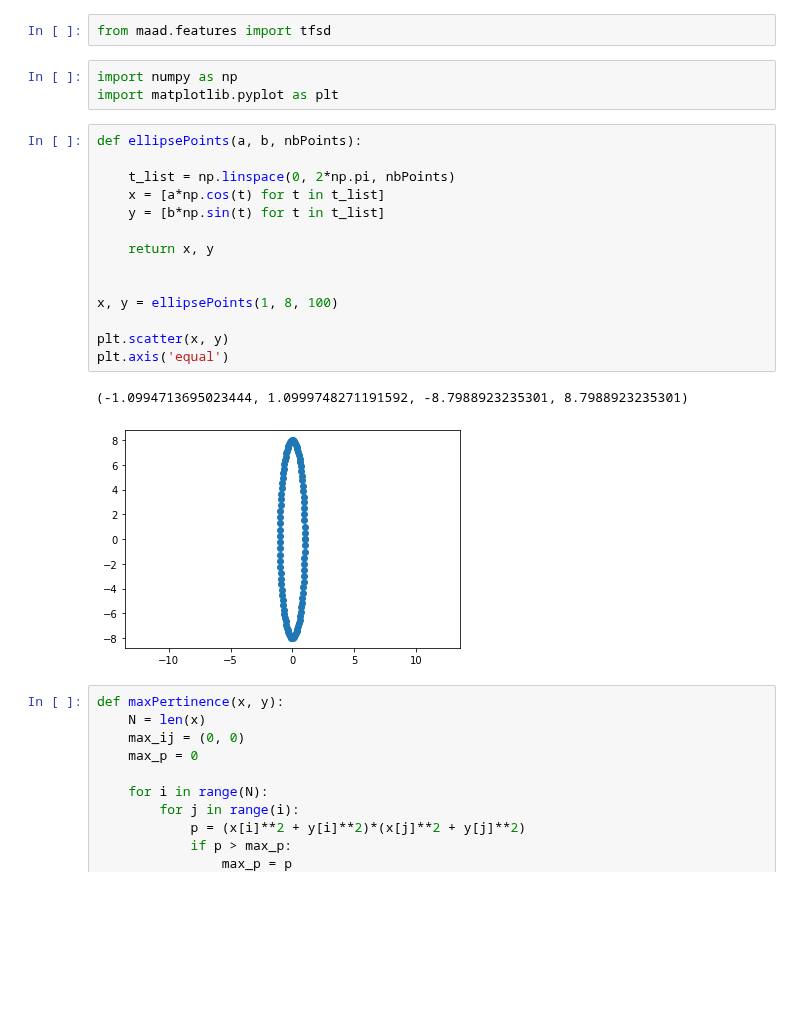
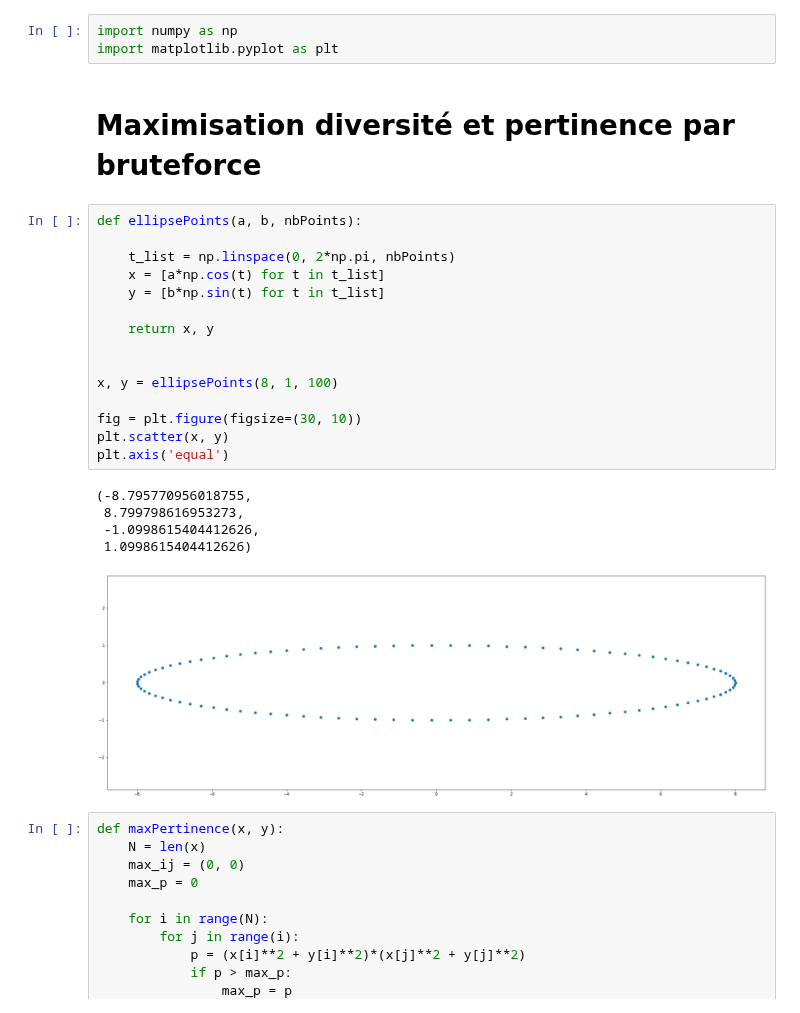
Before and after one commit to outidrarine/Detpop, a Jupyter notebook: DETPOP.ipynb, the cells around one changed output. Drawn from its saved outputs; the diff is of its cells as text; blank space fills up the shorter version.

```diff
--- a/DETPOP.ipynb
+++ b/DETPOP.ipynb
@@ -1,25 +1,29 @@
-# %%
-from maad.features import tfsd
 # %%
 import numpy as np
 import matplotlib.pyplot as plt
+# %% [markdown]
+# Maximisation diversité et pertinence par bruteforce
 # %%
 def ellipsePoints(a, b, nbPoints):
 
     t_list = np.linspace(0, 2*np.pi, nbPoints)
     x = [a*np.cos(t) for t in t_list]
     y = [b*np.sin(t) for t in t_list]
 
     return x, y
 
 
-x, y = ellipsePoints(1, 8, 100)
+x, y = ellipsePoints(8, 1, 100)
 
+fig = plt.figure(figsize=(30, 10))
 plt.scatter(x, y)
 plt.axis('equal')
 # %% [output]
-(-1.0994713695023444, 1.0999748271191592, -8.7988923235301, 8.7988923235301)
+(-8.795770956018755,
+ 8.799798616953273,
+ -1.0998615404412626,
+ 1.0998615404412626)
-[figure, old version]
+[figure, new version]
 # %%
 def maxPertinence(x, y):
     N = len(x)
```
Also changed, not shown: parts of 4 cells of this notebook.
